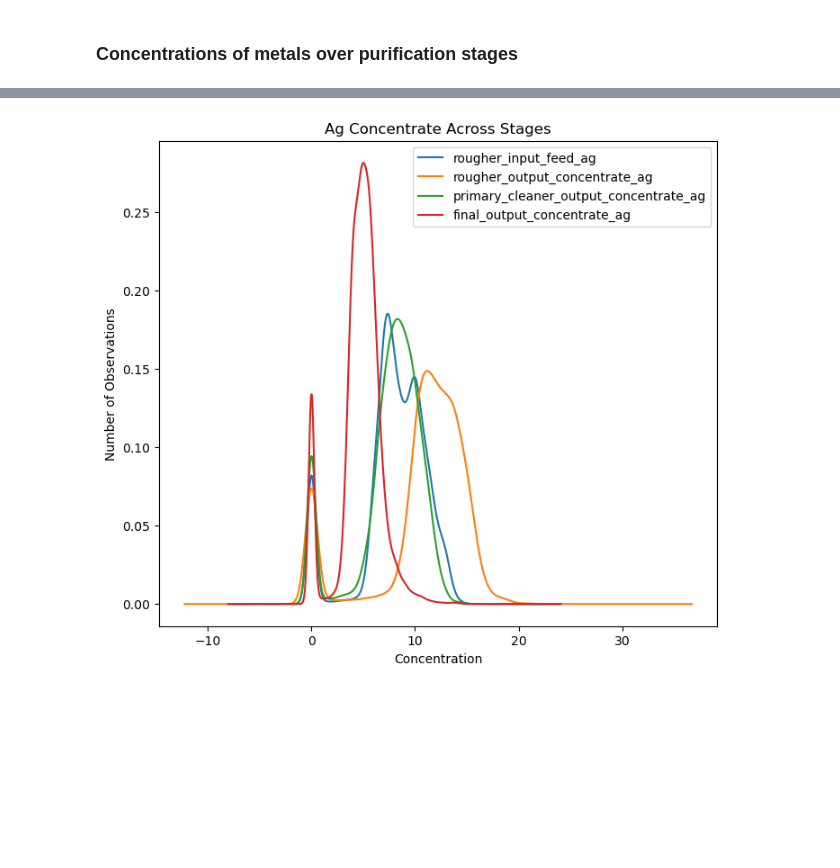
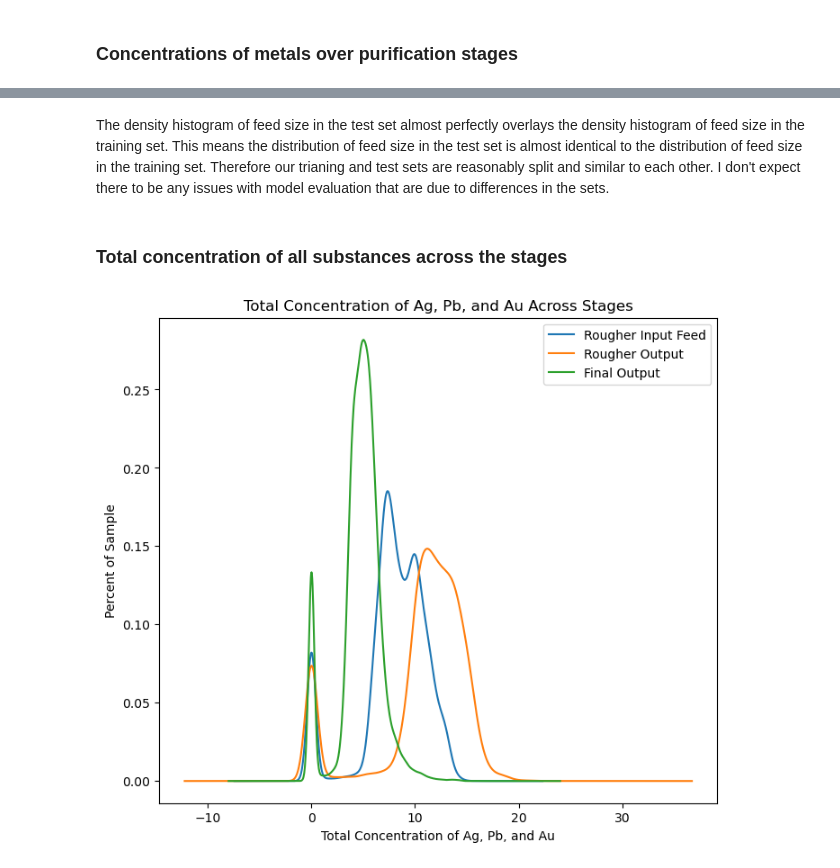
Before and after one commit to kellyshreeve/gold-recovery, a Jupyter notebook: gold-recovery-analysis.ipynb, the cells around one changed output, grey strips where cells are left out. Drawn from its saved outputs; the diff is of its cells as text; code cells hidden in the pictures; blank space fills up the shorter version.

Commit message:
total concentration histogram

```diff
--- a/gold-recovery-analysis.ipynb
+++ b/gold-recovery-analysis.ipynb
@@ -292,12 +378,31 @@ All variables look fairly normally distributed. Most variables have an additiona
+# %% [markdown]
+The density histogram of feed size in the test set almost perfectly overlays the density histogram of feed size in the training set. This means the distribution of feed size in the test set is almost identical to the distribution of feed size in the training set. Therefore our trianing and test sets are reasonably split and similar to each other. I don't expect there to be any issues with model evaluation that are due to differences in the sets.
+# %% [markdown]
+### Total concentration of all substances across the stages
 # %%
-gold_full['rougher_input_feed_ag'].plot(kind='density', legend=True, figsize=(8, 7))
-gold_full['rougher_output_concentrate_ag'].plot(kind='density', legend=True)
-gold_full['primary_cleaner_output_concentrate_ag'].plot(kind='density', legend=True)
-gold_full['final_output_concentrate_ag'].plot(kind='density', legend=True)
+# Calculate total of Ag, Pb, and Au at each stage
+gold_full['total_feed_input'] = gold_full['rougher_input_feed_ag']
++ gold_full['rougher_input_feed_pb']
++ gold_full['rougher_input_feed_au']
 
-plt.title('Ag Concentrate Across Stages')
-plt.xlabel('Concentration')
-plt.ylabel('Number of Observations')
+gold_full['total_rougher_concentrate'] = gold_full['rougher_output_concentrate_ag']
++ gold_full['rougher_output_concentrate_pb']
++ gold_full['rougher_output_concentrate_au']
+
+gold_full['total_final_concentrate'] = gold_full['final_output_concentrate_ag']
++ gold_full['final_output_concentrate_pb']
++ gold_full['final_output_concentrate_au']
+
+# Plot density hitograms of the totals
+gold_full['total_feed_input'].plot(kind='density', legend=True, figsize=(8, 7))
+gold_full['total_rougher_concentrate'].plot(kind='density', legend=True)
+gold_full['total_final_concentrate'].plot(kind='density', legend=True)
+
+plt.title('Total Concentration of Ag, Pb, and Au Across Stages')
+plt.xlabel('Total Concentration of Ag, Pb, and Au')
+plt.ylabel('Percent of Sample')
+plt.legend(['Rougher Input Feed','Rougher Output', 'Final Output'])
+
 plt.show()
 # %% [output]
-[figure, old version]
+[figure, new version]
```
Also changed, not shown: parts of 16 cells of this notebook.
